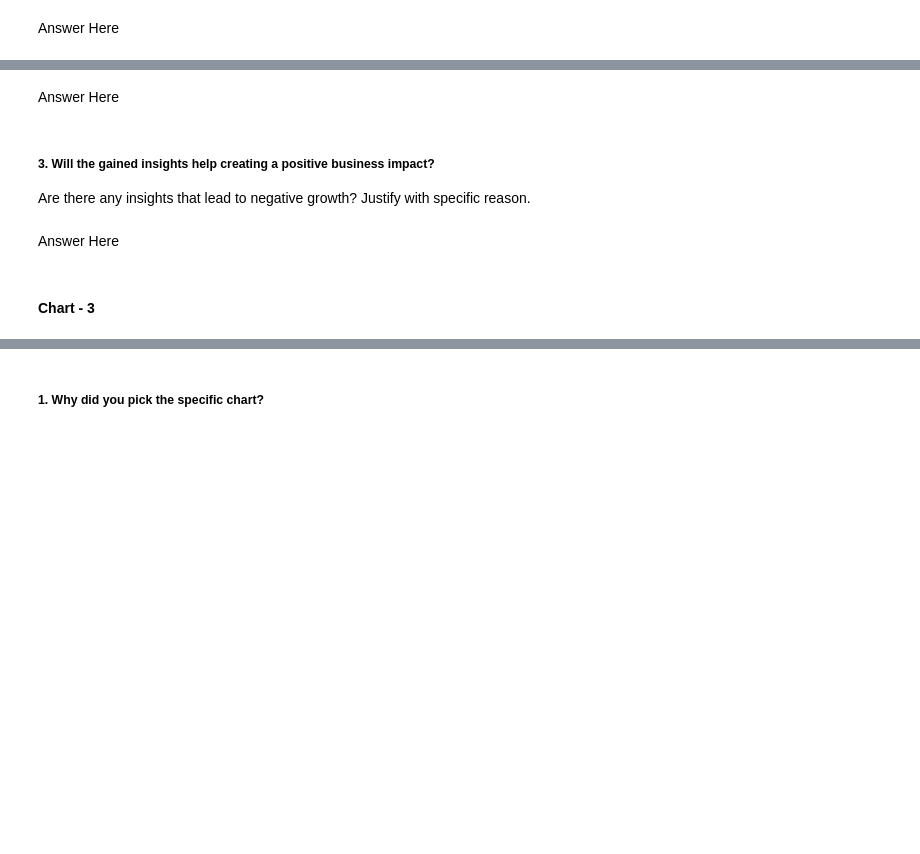
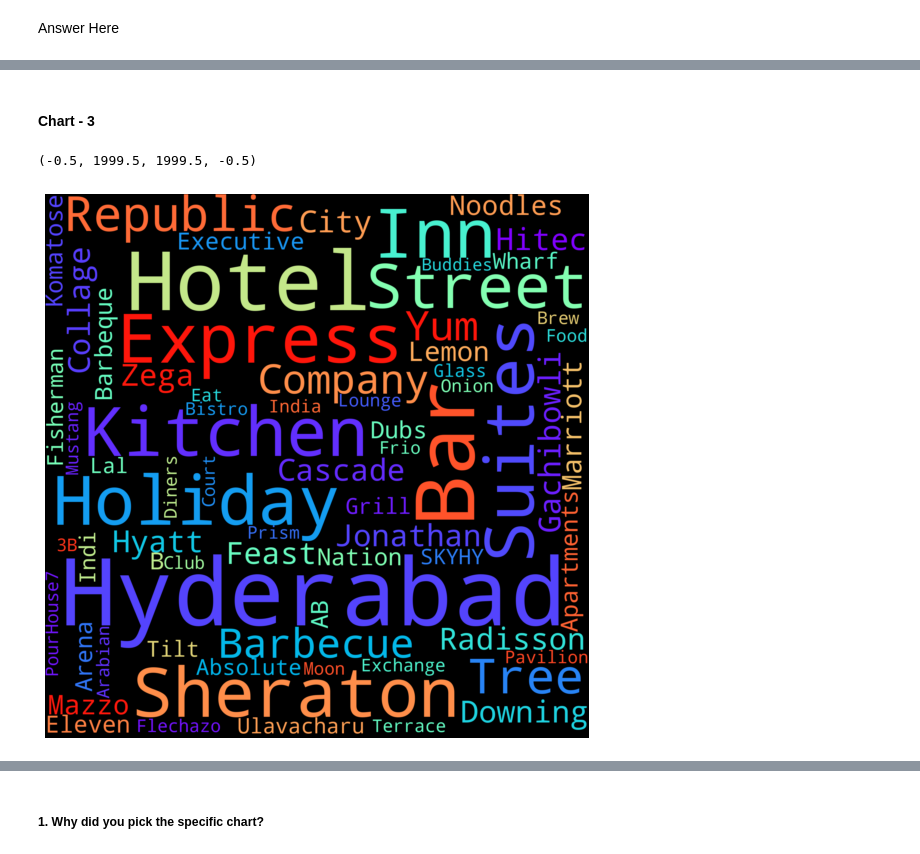
Before and after one commit to sonika-07/Zomato-Restaurant-Clustering-And-Sentiment-Analysis, a Jupyter notebook: Zomato_Restaurant_Clustering_And_Sentiment_Analysis.ipynb, the cells around one changed output, grey strips where cells are left out. Saved outputs shown, nothing was run; the diff lists cells and outputs as text; code cells hidden in the pictures; blank space fills up the shorter version.

```diff
--- a/Zomato_Restaurant_Clustering_And_Sentiment_Analysis.ipynb
+++ b/Zomato_Restaurant_Clustering_And_Sentiment_Analysis.ipynb
@@ -608,9 +586,2 @@ Answer Here.
-# %% [markdown]
-Answer Here
-# %% [markdown]
-##### 3. Will the gained insights help creating a positive business impact?
-Are there any insights that lead to negative growth? Justify with specific reason.
-# %% [markdown]
-Answer Here
 # %% [markdown]
 #### Chart - 3
@@ -618,0 +588,17 @@ Answer Here
+# %%
+#CREATING WORDCLOUD FOR EXPENSIVE RESTAURANT
+from wordcloud import WordCloud
+
+plt.figure(figsize=(20,10))
+text = " ".join(name for name in hotel.sort_values('Cost',ascending=False).Restaurant[:30])
+
+# Creating word_cloud with text as argument in .generate() method
+word_cloud = WordCloud(width = 2000, height = 2000,collocations = False,
+                       colormap='rainbow',background_color = 'black').generate(text)
+
+# Display the generated Word Cloud
+plt.imshow(word_cloud, interpolation='bilinear');
+plt.axis("off")
+# %% [output]
+(-0.5, 1999.5, 1999.5, -0.5)
+[figure, added]
```
Also changed, not shown: parts of 30 cells of this notebook.
